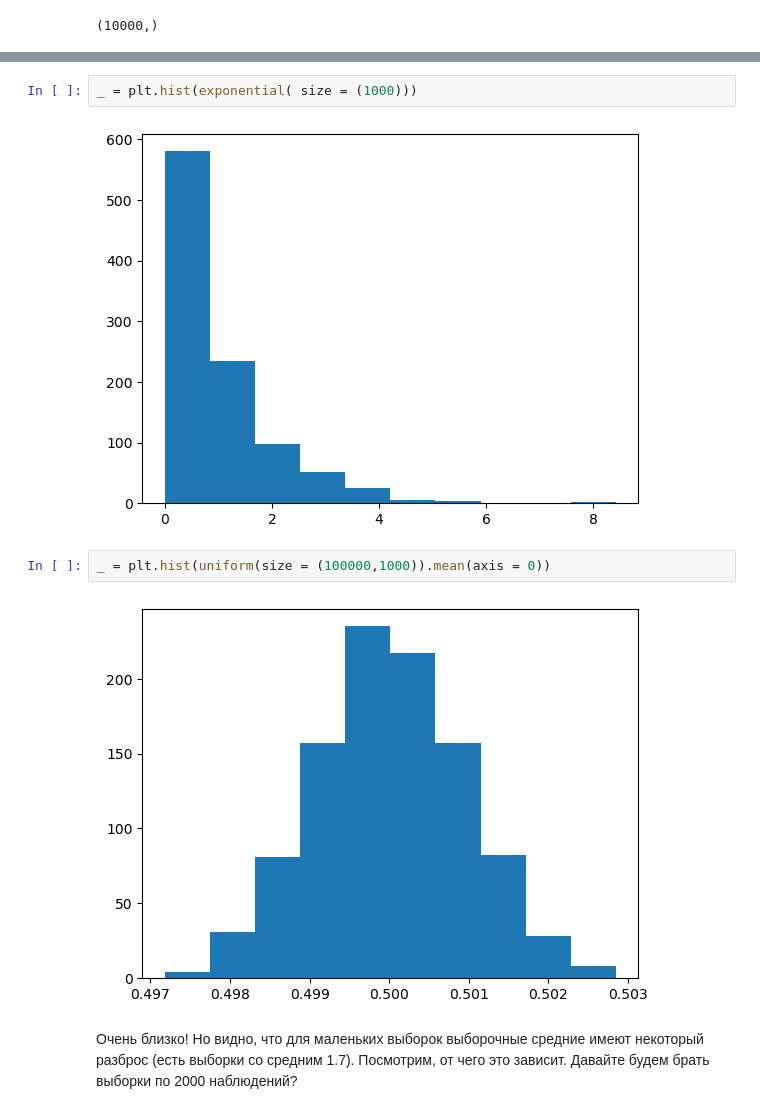
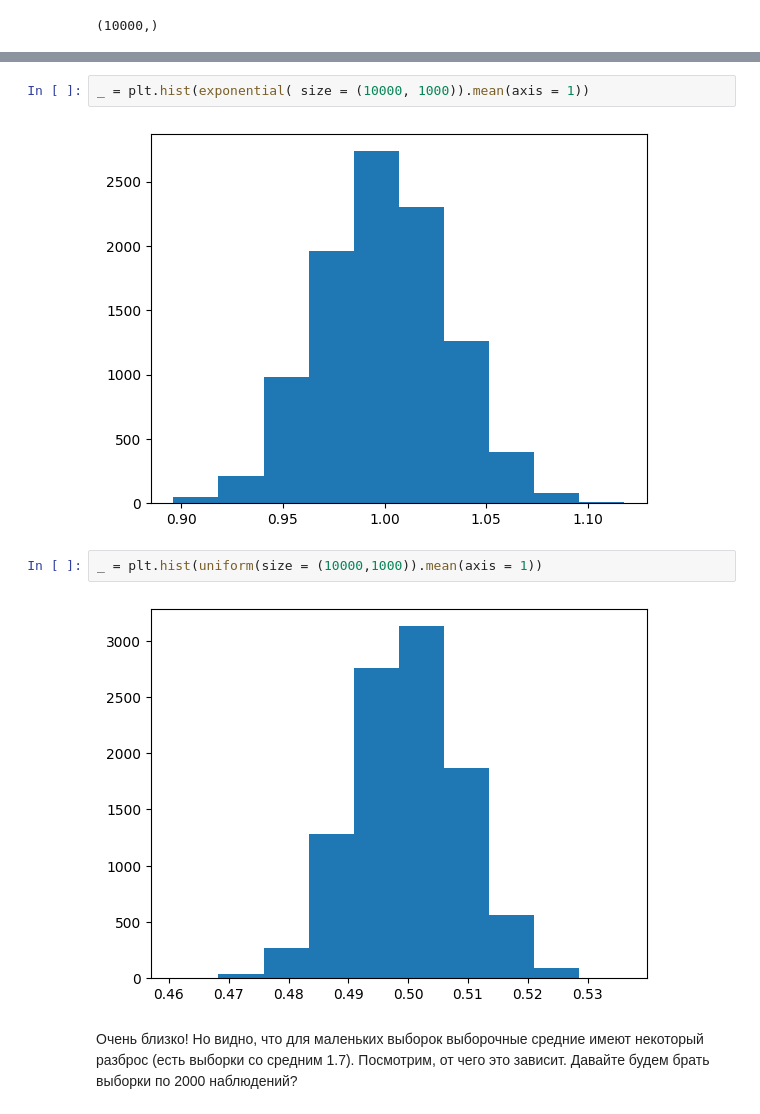
Before and after one commit to pileyan/applied_statistics_2024, a Jupyter notebook: lect01/lect1. Starter pack.ipynb, the cells around one changed output, grey strips where cells are left out. Saved outputs shown, nothing was run; the diff lists cells and outputs as text.

```diff
--- a/lect01/lect1. Starter pack.ipynb
+++ b/lect01/lect1. Starter pack.ipynb
@@ -86,11 +129,11 @@ lognormal(1,2, size = (10000,1000)).mean(axis = 1).shape
 # %%
-_ = plt.hist(exponential( size = (1000)))
+_ = plt.hist(exponential( size = (10000, 1000)).mean(axis = 1))
 # %% [output]
-[figure, old version]
+[figure, new version]
 # %%
-_ = plt.hist(uniform(size = (100000,1000)).mean(axis = 0))
+_ = plt.hist(uniform(size = (10000,1000)).mean(axis = 1))
 # %% [output]
-[figure, old version]
+[figure, new version]
 # %% [markdown]
 Очень близко! Но видно, что для маленьких выборок выборочные средние имеют некоторый разброс (есть выборки со средним 1.7). Посмотрим, от чего это зависит. Давайте будем брать выборки по 2000 наблюдений?
 # %%
```
Also changed, not shown: parts of 45 cells of this notebook, 12 other files.
